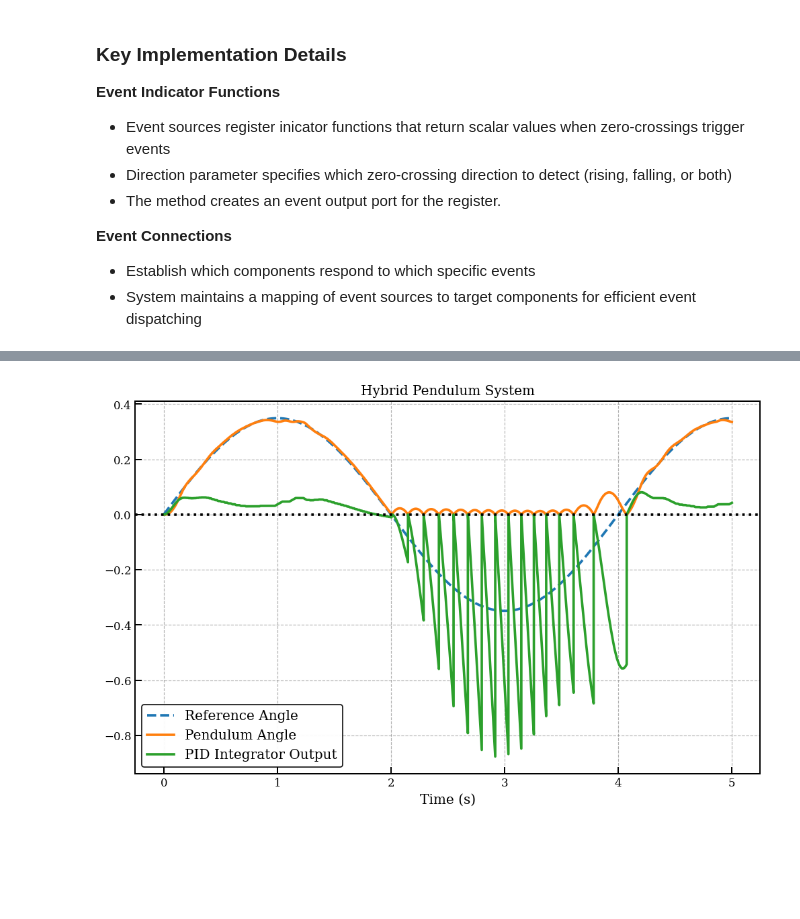
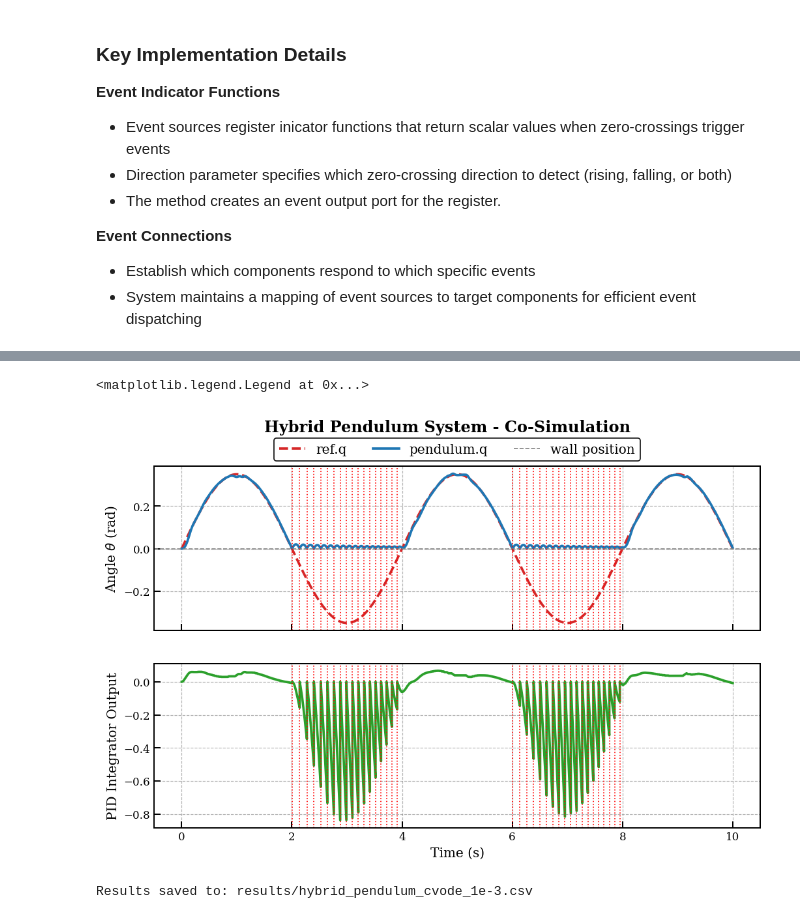
Before and after one commit to FlorianFrech/SystemSimulation, a Jupyter notebook: demos/ControlledPendulum/MyModels/Hybrid/test_6_hybrid_pendulum.ipynb, the cells around one changed output, grey strips where cells are left out. Drawn from its saved outputs; the diff is of its cells as text; code cells hidden in the pictures; blank space fills up the shorter version.

```diff
--- a/demos/ControlledPendulum/MyModels/Hybrid/test_6_hybrid_pendulum.ipynb
+++ b/demos/ControlledPendulum/MyModels/Hybrid/test_6_hybrid_pendulum.ipynb
@@ -280,7 +311,7 @@ pid._md_vars['resetI'].variability
 # %%
 from SysSimX.viz.sysgraph import SystemGraphVisualizer
 visualizer = SystemGraphVisualizer(hybrid_system)
-t_end = 5
+t_end = 10
 hybrid_system.initialize(t0=0.0)
 visualizer.visualize()
 # %% [output]
@@ -324,31 +351,47 @@ Events: [('pendulum', 'wall_hit')]
-# %%
-history = hybrid_system.get_history()
-
-ref_history = history['reference']
-pid_history = history['pid']
-pendulum_history = history['pendulum']
-event_history = history['Events']
-
-#event_times = event_history[('pendulum', 'wall_hit')]
-
-t_ref, data = ref_history
-q_ref = data['q_ref']
-t_pendulum, data = pendulum_history
-q_pendulum = data['q']
-t_pid, data = pid_history
-i_out = data['I_out']
-
-plt.figure(figsize=(10, 6))
-plt.plot(t_ref, q_ref, label='Reference Angle', linestyle='--')
-plt.plot(t_pendulum, q_pendulum, label='Pendulum Angle')
-plt.plot(t_pid, i_out, label='PID Integrator Output')
-# for event_time in event_times:
-#     plt.axvline(x=event_time, color='red', linestyle=':')
-plt.axhline(y=0, color='black', linestyle=':')
-plt.legend()
-plt.grid(True)
-plt.xlabel('Time (s)')
-plt.title('Hybrid Pendulum System - Co-Simulation')
-plt.show()
-# %% [output]
-[figure, removed]
+# %%
+history = hybrid_system.get_history()
+
+ref_history = history['reference']
+pid_history = history['pid']
+pendulum_history = history['pendulum']
+event_history = history['Events']
+
+event_times = event_history[('pendulum', 'wall_hit')]
+
+t_ref, data = ref_history
+q_ref = data['q_ref']
+t_pendulum, data = pendulum_history
+q_pendulum = data['q']
+t_pid, data = pid_history
+i_out = data['I_out']
+# %%
+fig, axs = plt.subplots(ncols=1, nrows=2, sharex=True)
+fig.set_size_inches(10,6)
+fig.suptitle(f'Hybrid Pendulum System - Co-Simulation', fontweight='bold')
+
+line1, = axs[0].plot(t_ref, q_ref, label='ref.q', color='tab:red', linestyle='--')
+line2, = axs[0].plot(t_pendulum, q_pendulum, label='pendulum.q', color='tab:blue')
+line3 = axs[0].axhline(0, label='wall position', color='gray', linestyle='--', linewidth=1)
+axs[0].set_ylabel(r'Angle $\theta$ (rad)')
+axs[0].grid()
+
+line4, = axs[1].plot(t_pid, i_out, label='pid.I_out', color='tab:green')
+axs[1].set_ylabel('PID Integrator Output')
+axs[1].set_xlabel('Time (s)')
+axs[1].grid()
+
+for t_event in event_times:
+    axs[0].axvline(t_event, color='red', linestyle=':', linewidth=1)
+    axs[1].axvline(t_event, color='red', linestyle=':', linewidth=1)
+
+axs[0].legend(loc='center', bbox_to_anchor=(0.5,1.1), ncol=3)
+
+#plt.savefig('../figures/Hybrid/test_6_both_cvode.svg')
+# %% [output]
+<matplotlib.legend.Legend at 0x...>
+[figure, added]
+# %%
+res_file_path = Path("results/hybrid_pendulum_cvode_1e-3.csv")
+hybrid_system.history.save_csv(res_file_path)
+# %% [output]
+Results saved to: results/hybrid_pendulum_cvode_1e-3.csv
```
Also changed, not shown: parts of 11 cells of this notebook, 27 other files.
